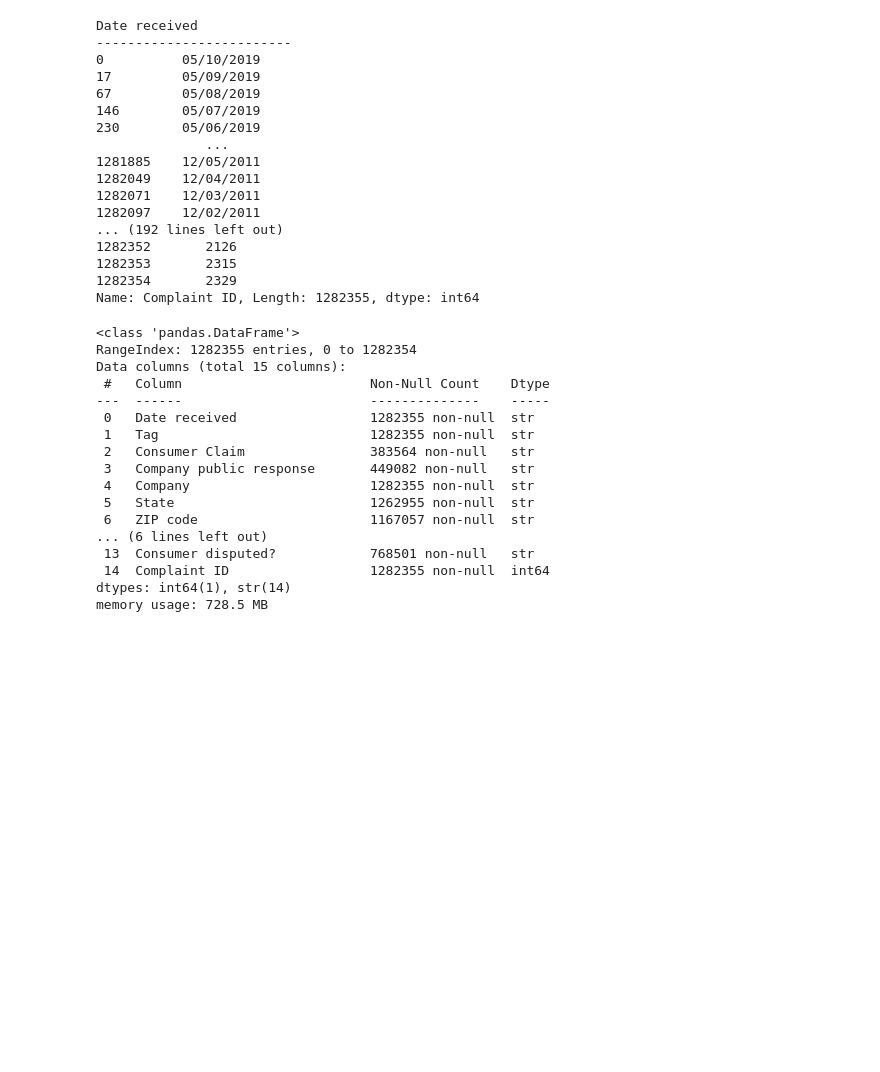
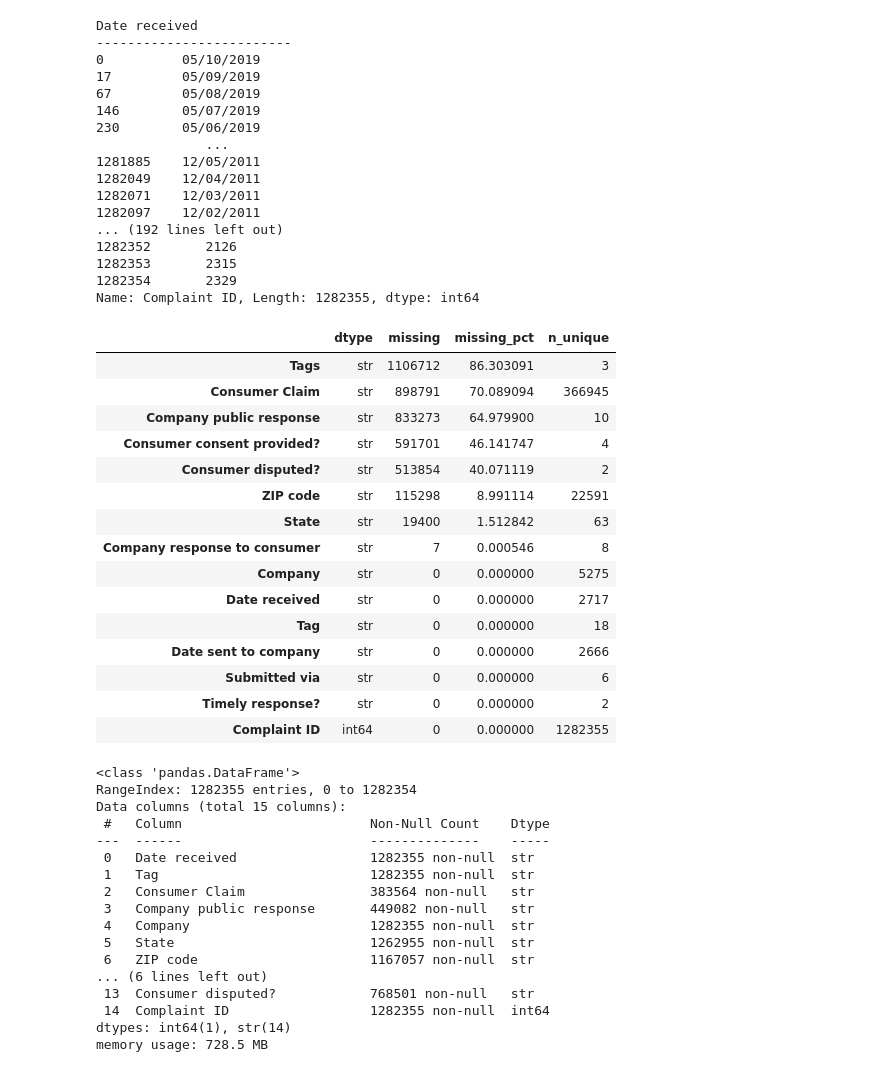
Before and after one commit to Ace4teaM/OCR-ZenAssist, a Jupyter notebook: 1_analyse_exploratoire.ipynb, the cells around one changed output. Saved outputs shown, nothing was run; the diff lists cells and outputs as text; code cells hidden in the pictures; blank space fills up the shorter version.

```diff
--- a/1_analyse_exploratoire.ipynb
+++ b/1_analyse_exploratoire.ipynb
@@ -38,6 +38,32 @@ Date received
 1282353       2315
 1282354       2329
 Name: Complaint ID, Length: 1282355, dtype: int64
+# %%
+analysis = pd.DataFrame({
+    "dtype": df.dtypes,
+    "missing": df.isna().sum(),
+    "missing_pct": df.isna().mean() * 100,
+    "n_unique": df.nunique()
+})
+
+analysis.sort_values("missing_pct", ascending=False)
+# %% [output]
+|  | dtype | missing | missing_pct | n_unique |
+| Tags | str | 1106712 | 86.303091 | 3 |
+| Consumer Claim | str | 898791 | 70.089094 | 366945 |
+| Company public response | str | 833273 | 64.979900 | 10 |
+| Consumer consent provided? | str | 591701 | 46.141747 | 4 |
+| Consumer disputed? | str | 513854 | 40.071119 | 2 |
+| ZIP code | str | 115298 | 8.991114 | 22591 |
+| State | str | 19400 | 1.512842 | 63 |
+| Company response to consumer | str | 7 | 0.000546 | 8 |
+| Company | str | 0 | 0.000000 | 5275 |
+| Date received | str | 0 | 0.000000 | 2717 |
+| Tag | str | 0 | 0.000000 | 18 |
+| Date sent to company | str | 0 | 0.000000 | 2666 |
+| Submitted via | str | 0 | 0.000000 | 6 |
+| Timely response? | str | 0 | 0.000000 | 2 |
+| Complaint ID | int64 | 0 | 0.000000 | 1282355 |
 # %%
 
 df.info()
```
Also changed, not shown: parts of 3 cells of this notebook, 6 other files.
